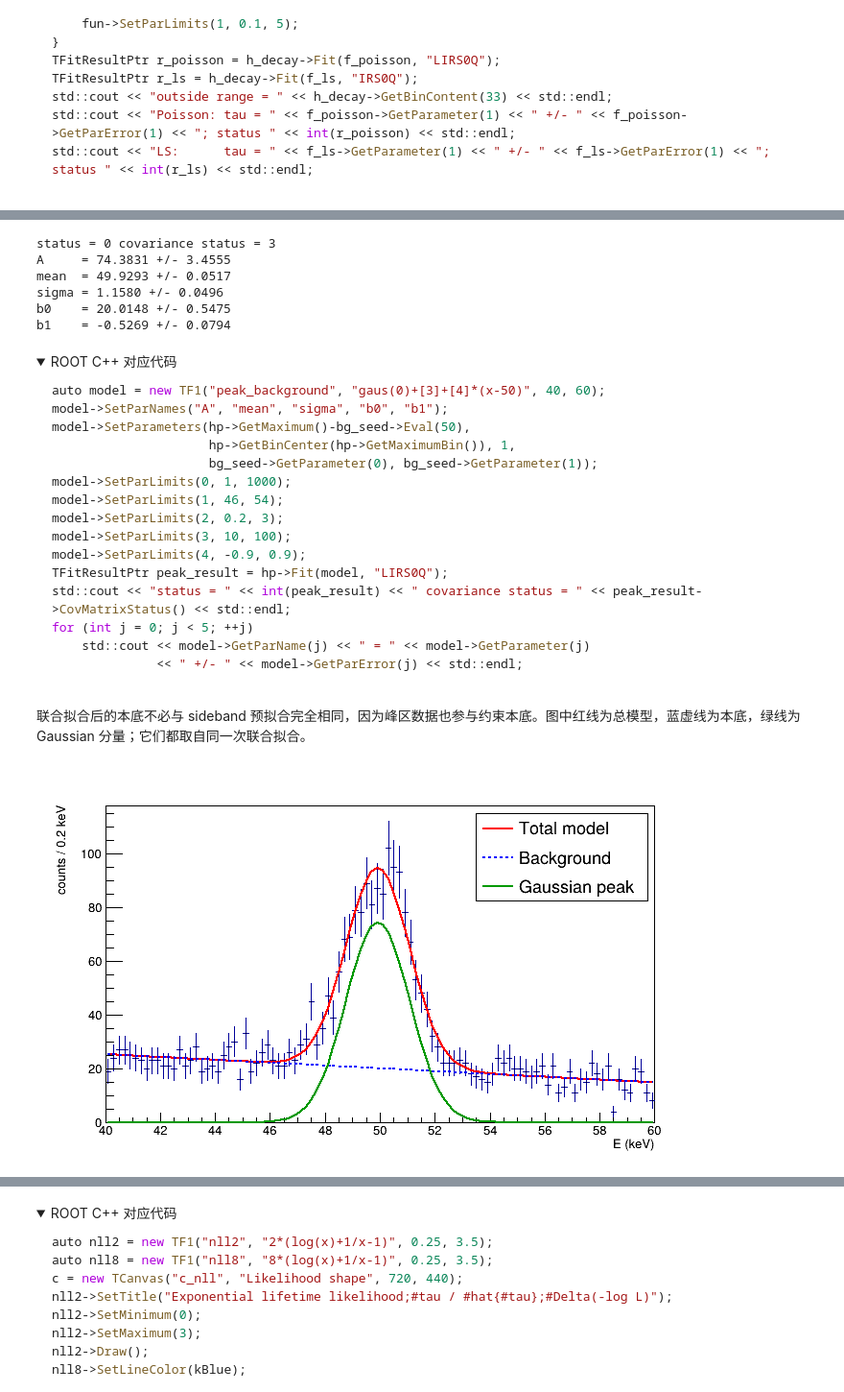
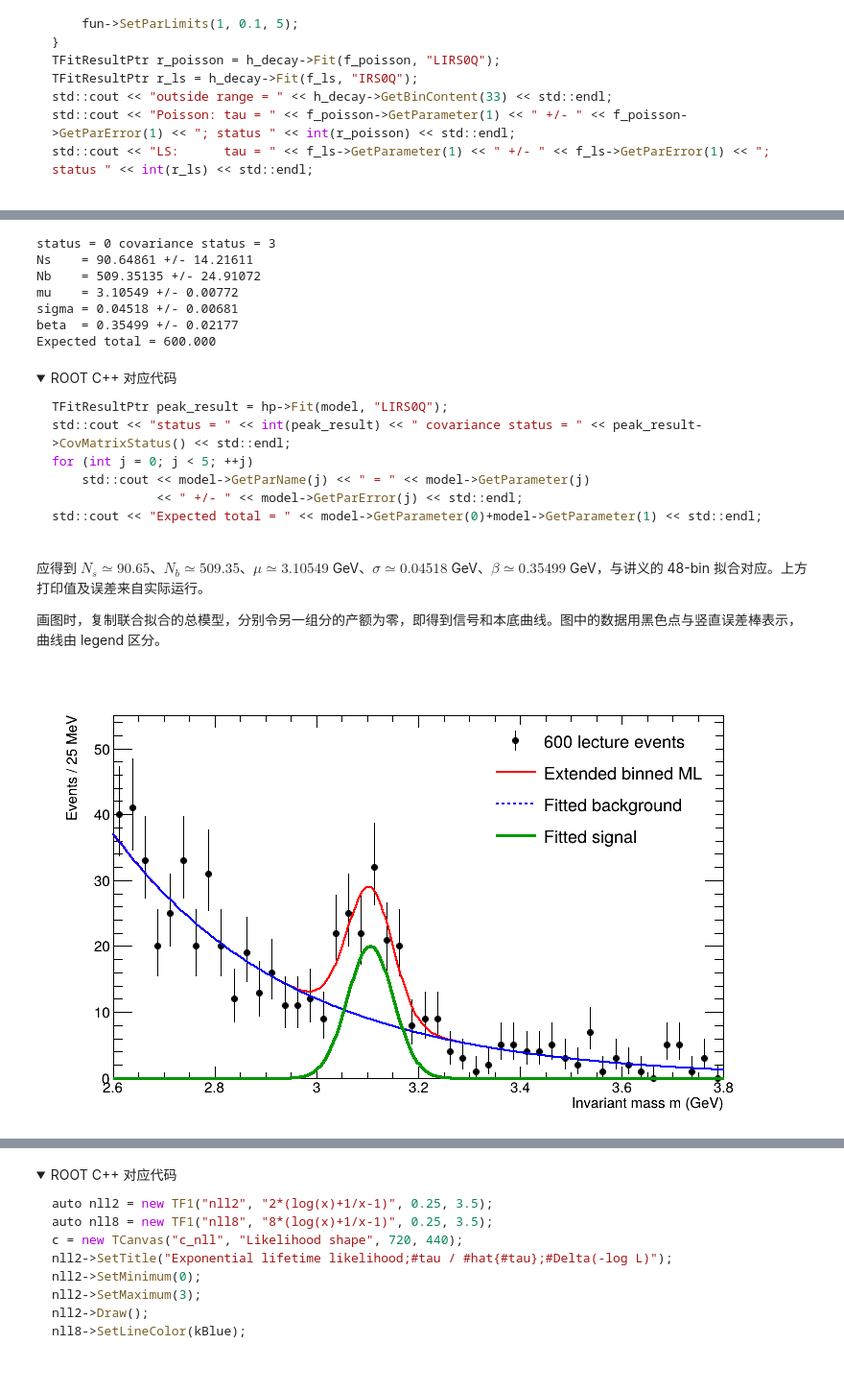
Before and after one commit to zhihuanli/Experimental-Method-in-Nuclear-Physics, a Jupyter notebook: chapt2/ROOT_Fit_Tutorial.ipynb, the cells around one changed output, grey strips where cells are left out. Shown at 96% size. Saved outputs shown, nothing was run; the diff lists cells and outputs as text; code cells hidden in the pictures; folded sections open; blank space fills up the shorter version.

````diff
--- a/chapt2/ROOT_Fit_Tutorial.ipynb
+++ b/chapt2/ROOT_Fit_Tutorial.ipynb
@@ -493,72 +531,62 @@ c->SaveAs("fit_figures/root-sidebands.png");
 # %%
-model = ROOT.TF1("peak_background", "gaus(0)+[3]+[4]*(x-50)", 40, 60)
-model.SetParNames("A", "mean", "sigma", "b0", "b1")
-model.SetParameters(hp.GetMaximum()-bg_seed.Eval(50),
-                    hp.GetBinCenter(hp.GetMaximumBin()), 1,
-                    bg_seed.GetParameter(0), bg_seed.GetParameter(1))
-model.SetParLimits(0, 1, 1000)
-model.SetParLimits(1, 46, 54)
-model.SetParLimits(2, 0.2, 3)
-model.SetParLimits(3, 10, 100)
-model.SetParLimits(4, -0.9, 0.9)
 peak_result = hp.Fit(model, "LIRS0Q")
 print("status =", int(peak_result), "covariance status =", peak_result.CovMatrixStatus())
 for j in range(5):
-    print(f"{model.GetParName(j):5s} = {model.GetParameter(j):.4f} +/- {model.GetParError(j):.4f}")
+    print(f"{model.GetParName(j):5s} = {model.GetParameter(j):.5f} +/- {model.GetParError(j):.5f}")
+print(f"Expected total = {model.GetParameter(0)+model.GetParameter(1):.3f}")
 # %% [output]
 status = 0 covariance status = 3
-A     = 74.3831 +/- 3.4555
-mean  = 49.9293 +/- 0.0517
-sigma = 1.1580 +/- 0.0496
-b0    = 20.0148 +/- 0.5475
-b1    = -0.5269 +/- 0.0794
+Ns    = 90.64861 +/- 14.21611
+Nb    = 509.35135 +/- 24.91072
+mu    = 3.10549 +/- 0.00772
+sigma = 0.04518 +/- 0.00681
+beta  = 0.35499 +/- 0.02177
+Expected total = 600.000
 # %% [markdown]
 <details><summary>ROOT C++ 对应代码</summary>
 
 ```cpp
-auto model = new TF1("peak_background", "gaus(0)+[3]+[4]*(x-50)", 40, 60);
-model->SetParNames("A", "mean", "sigma", "b0", "b1");
-model->SetParameters(hp->GetMaximum()-bg_seed->Eval(50),
-                     hp->GetBinCenter(hp->GetMaximumBin()), 1,
-                     bg_seed->GetParameter(0), bg_seed->GetParameter(1));
-model->SetParLimits(0, 1, 1000);
-model->SetParLimits(1, 46, 54);
-model->SetParLimits(2, 0.2, 3);
-model->SetParLimits(3, 10, 100);
-model->SetParLimits(4, -0.9, 0.9);
 TFitResultPtr peak_result = hp->Fit(model, "LIRS0Q");
 std::cout << "status = " << int(peak_result) << " covariance status = " << peak_result->CovMatrixStatus() << std::endl;
 for (int j = 0; j < 5; ++j)
     std::cout << model->GetParName(j) << " = " << model->GetParameter(j)
               << " +/- " << model->GetParError(j) << std::endl;
+std::cout << "Expected total = " << model->GetParameter(0)+model->GetParameter(1) << std::endl;
 ```
 
 </details>
 # %% [markdown]
-联合拟合后的本底不必与 sideband 预拟合完全相同，因为峰区数据也参与约束本底。图中红线为总模型，蓝虚线为本底，绿线为 Gaussian 分量；它们都取自同一次联合拟合。
+应得到 $N_s\simeq90.65$、$N_b\simeq509.35$、$\mu\simeq3.10549$ GeV、$\sigma\simeq0.04518$ GeV、$\beta\simeq0.35499$ GeV，与讲义的 48-bin 拟合对应。上方打印值及误差来自实际运行。
+
+画图时，复制联合拟合的总模型，分别令另一组分的产额为零，即得到信号和本底曲线。图中的数据用黑色点与竖直误差棒表示，曲线由 legend 区分。
 # %%
-signal = ROOT.TF1("signal", "gaus", 40, 60)
-signal.SetParameters(model.GetParameter(0), model.GetParameter(1), model.GetParameter(2))
-background = ROOT.TF1("background", "[0]+[1]*(x-50)", 40, 60)
-background.SetParameters(model.GetParameter(3), model.GetParameter(4))
-c = ROOT.TCanvas("c_peak", "Peak plus background", 720, 440)
-hp.Draw("E")
+signal = model.Clone("signal")
+signal.SetParameter(1, 0)
+background = model.Clone("background")
+background.SetParameter(0, 0)
+c = ROOT.TCanvas("c_peak", "Lecture signal plus background", 800, 500)
+hp.SetLineColor(ROOT.kBlack)
+hp.Draw("E0")
 model.SetLineColor(ROOT.kRed)
 background.SetLineColor(ROOT.kBlue)
 background.SetLineStyle(2)
 signal.SetLineColor(ROOT.kGreen+2)
+signal.SetLineStyle(1)
+signal.SetLineWidth(3)
 model.Draw("same")
 background.Draw("same")
 signal.Draw("same")
-peak_legend = ROOT.TLegend(0.64, 0.66, 0.89, 0.88)
-peak_legend.AddEntry(model, "Total model", "l")
-peak_legend.AddEntry(background, "Background", "l")
-peak_legend.AddEntry(signal, "Gaussian peak", "l")
+peak_legend = ROOT.TLegend(0.59, 0.60, 0.89, 0.88)
+peak_legend.SetBorderSize(0)
+peak_legend.AddEntry(hp, "600 lecture events", "pe")
+peak_legend.AddEntry(model, "Extended binned ML", "l")
+peak_legend.AddEntry(background, "Fitted background", "l")
+peak_legend.AddEntry(signal, "Fitted signal", "l")
 peak_legend.Draw()
 c.SaveAs("fit_figures/root-peak-background.png")
 display(Image(filename="fit_figures/root-peak-background.png"))
 # %% [output]
-[figure, old version]
+[figure, new version]
 # %% [markdown]
 <details><summary>ROOT C++ 对应代码</summary>
 
````
Also changed, not shown: parts of 37 cells of this notebook, 39 other files.
